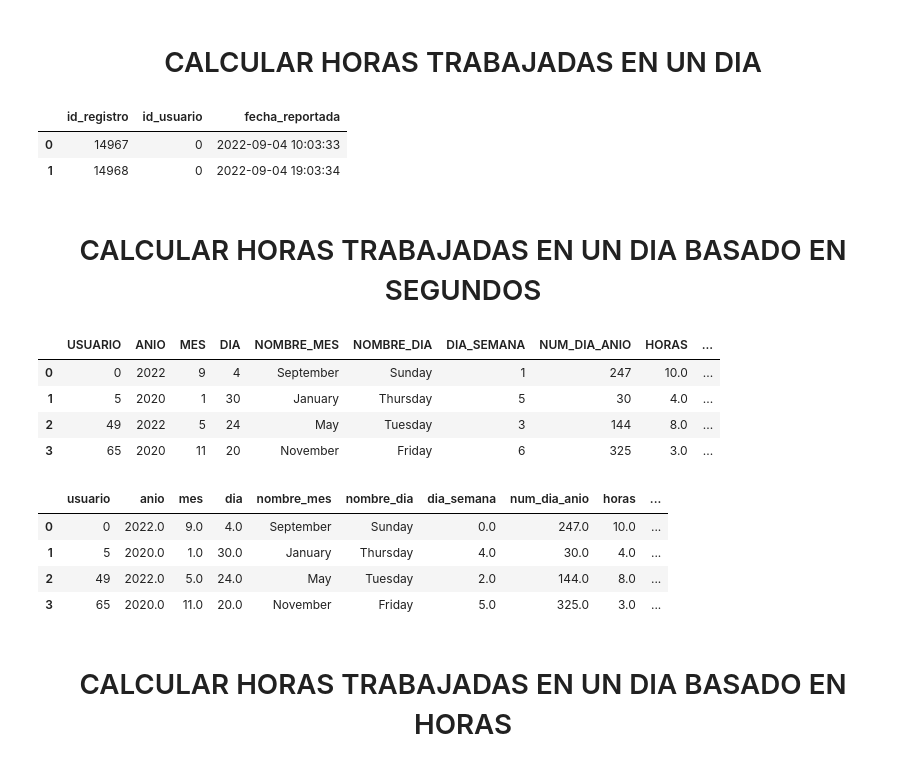
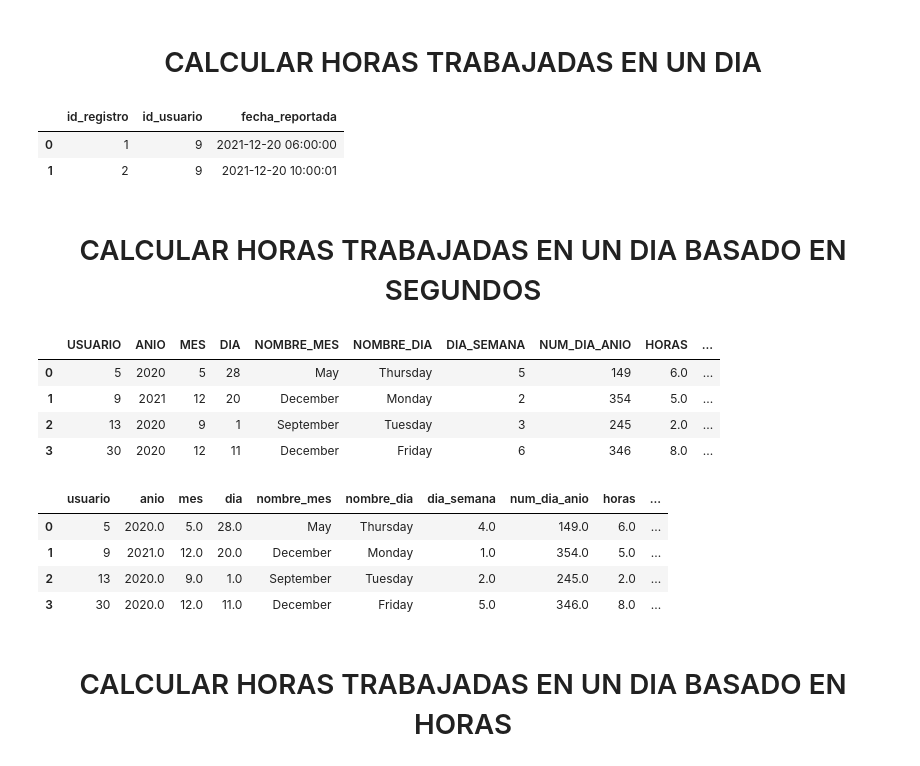
Before and after one commit to JorgeCardona/skills, a Jupyter notebook: Python/DB/SQL_DML.ipynb, the cells around one changed output. Cells and saved outputs as stored; diff of their text form; code cells hidden in the pictures.

```diff
--- a/Python/DB/SQL_DML.ipynb
+++ b/Python/DB/SQL_DML.ipynb
@@ -1482,44 +1919,44 @@ pd.concat([postgres_data,mysql_data], axis=1)
 query = """
 SELECT *
     FROM horarios
-WHERE id_usuario = 0 AND fecha_reportada LIKE '2022-09-04%'
+WHERE id_usuario = 9 AND fecha_reportada LIKE '2021-12-20%'
     ORDER BY id_usuario, fecha_reportada
 """
 
 pd.read_sql(text(query), con=mysql)
 # %% [output]
 |  | id_registro | id_usuario | fecha_reportada |
-| 0 | 14967 | 0 | 2022-09-04 10:03:33 |
-| 1 | 14968 | 0 | 2022-09-04 19:03:34 |
+| 0 | 1 | 9 | 2021-12-20 06:00:00 |
+| 1 | 2 | 9 | 2021-12-20 10:00:01 |
 # %% [markdown]
 # <center> CALCULAR HORAS TRABAJADAS EN UN DIA BASADO EN SEGUNDOS </center>
 # %%
 query = """
 SELECT id_usuario AS USUARIO,
     YEAR(fecha_reportada) AS ANIO,
     MONTH(fecha_reportada) AS MES,
     DAY(fecha_reportada) AS DIA,
     MONTHNAME(fecha_reportada) as NOMBRE_MES,
     DAYNAME(fecha_reportada) as NOMBRE_DIA,
     DAYOFWEEK(fecha_reportada) AS DIA_SEMANA,
     DAYOFYEAR(fecha_reportada) AS NUM_DIA_ANIO,
     CEIL(TIMESTAMPDIFF(SECOND, MIN(fecha_reportada),
                                MAX(fecha_reportada))/3600) AS HORAS,
     CONCAT(MIN(fecha_reportada)) AS Fecha
 FROM horarios
-    WHERE id_registro BETWEEN 14967 AND 14974
+    WHERE id_registro BETWEEN 1 AND 8
     GROUP BY ANIO, MES, DIA, USUARIO, NOMBRE_DIA,
              NOMBRE_MES, DIA_SEMANA, NUM_DIA_ANIO
 ORDER BY USUARIO, ANIO, MES, DIA
 """
 
 pd.read_sql(text(query), con=mysql)
 # %% [output]
 |  | USUARIO | ANIO | MES | DIA | NOMBRE_MES | NOMBRE_DIA | DIA_SEMANA | NUM_DIA_ANIO | HORAS | ... |
-| 0 | 0 | 2022 | 9 | 4 | September | Sunday | 1 | 247 | 10.0 | ... |
-| 1 | 5 | 2020 | 1 | 30 | January | Thursday | 5 | 30 | 4.0 | ... |
-| 2 | 49 | 2022 | 5 | 24 | May | Tuesday | 3 | 144 | 8.0 | ... |
-| 3 | 65 | 2020 | 11 | 20 | November | Friday | 6 | 325 | 3.0 | ... |
+| 0 | 5 | 2020 | 5 | 28 | May | Thursday | 5 | 149 | 6.0 | ... |
+| 1 | 9 | 2021 | 12 | 20 | December | Monday | 2 | 354 | 5.0 | ... |
+| 2 | 13 | 2020 | 9 | 1 | September | Tuesday | 3 | 245 | 2.0 | ... |
+| 3 | 30 | 2020 | 12 | 11 | December | Friday | 6 | 346 | 8.0 | ... |
 # %%
 query = """
 SELECT id_usuario AS USUARIO,
@@ -1534,7 +1971,7 @@ SELECT id_usuario AS USUARIO,
     CONCAT(MIN(fecha_reportada)) AS Fecha
 
 FROM horarios
-    WHERE id_registro BETWEEN 14967 AND 14974
+    WHERE id_registro BETWEEN 1 AND 8
     GROUP BY ANIO, MES, DIA, USUARIO, NOMBRE_DIA,
         NOMBRE_MES, DIA_SEMANA, NUM_DIA_ANIO
 ORDER BY USUARIO, ANIO, MES, DIA
@@ -1542,10 +1979,10 @@ ORDER BY USUARIO, ANIO, MES, DIA
 pd.read_sql(text(query), con=postgres)
 # %% [output]
 |  | usuario | anio | mes | dia | nombre_mes | nombre_dia | dia_semana | num_dia_anio | horas | ... |
-| 0 | 0 | 2022.0 | 9.0 | 4.0 | September | Sunday | 0.0 | 247.0 | 10.0 | ... |
-| 1 | 5 | 2020.0 | 1.0 | 30.0 | January | Thursday | 4.0 | 30.0 | 4.0 | ... |
-| 2 | 49 | 2022.0 | 5.0 | 24.0 | May | Tuesday | 2.0 | 144.0 | 8.0 | ... |
-| 3 | 65 | 2020.0 | 11.0 | 20.0 | November | Friday | 5.0 | 325.0 | 3.0 | ... |
+| 0 | 5 | 2020.0 | 5.0 | 28.0 | May | Thursday | 4.0 | 149.0 | 6.0 | ... |
+| 1 | 9 | 2021.0 | 12.0 | 20.0 | December | Monday | 1.0 | 354.0 | 5.0 | ... |
+| 2 | 13 | 2020.0 | 9.0 | 1.0 | September | Tuesday | 2.0 | 245.0 | 2.0 | ... |
+| 3 | 30 | 2020.0 | 12.0 | 11.0 | December | Friday | 5.0 | 346.0 | 8.0 | ... |
 # %% [markdown]
 # <center> CALCULAR HORAS TRABAJADAS EN UN DIA BASADO EN HORAS </center>
 # %%
```
Also changed, not shown: parts of 72 cells of this notebook.
